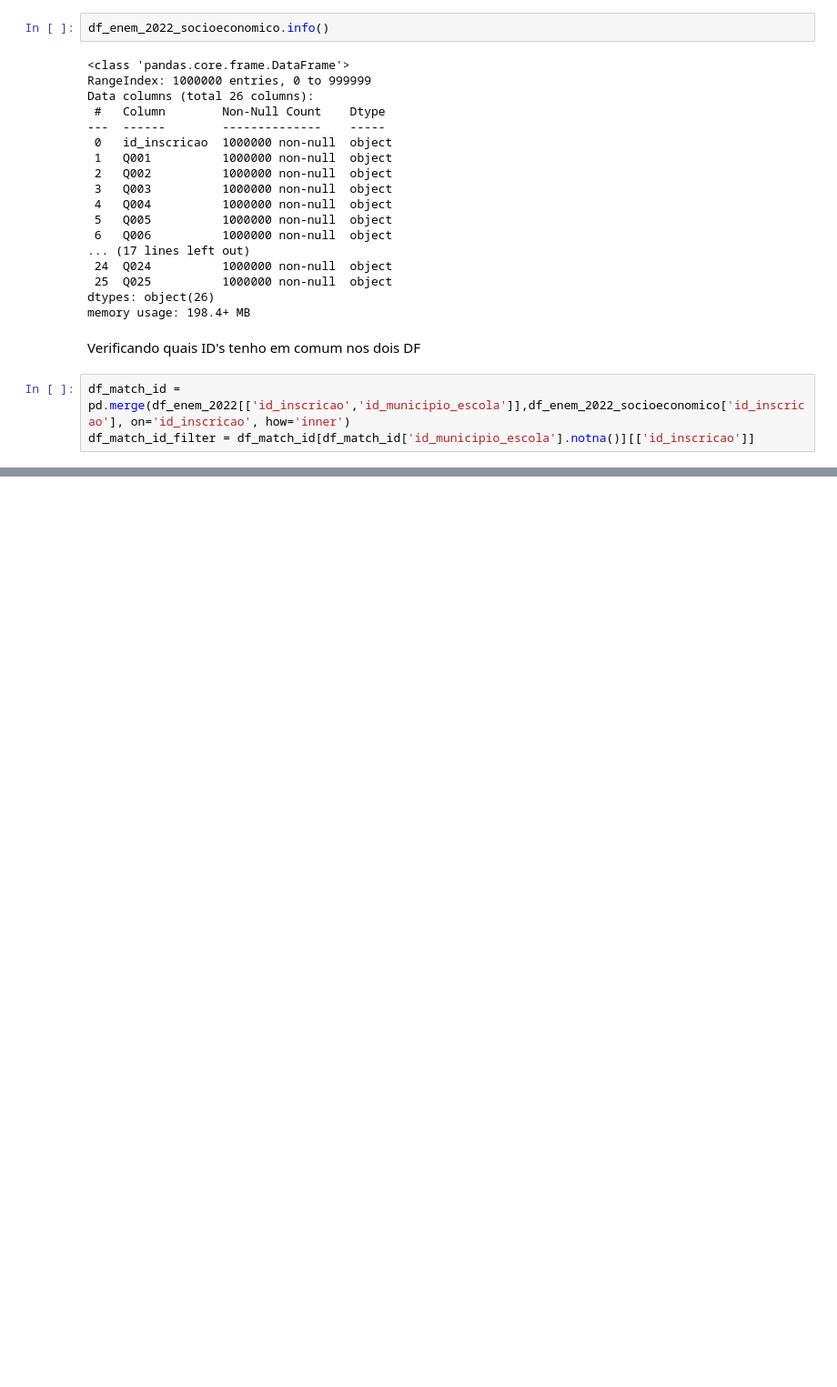
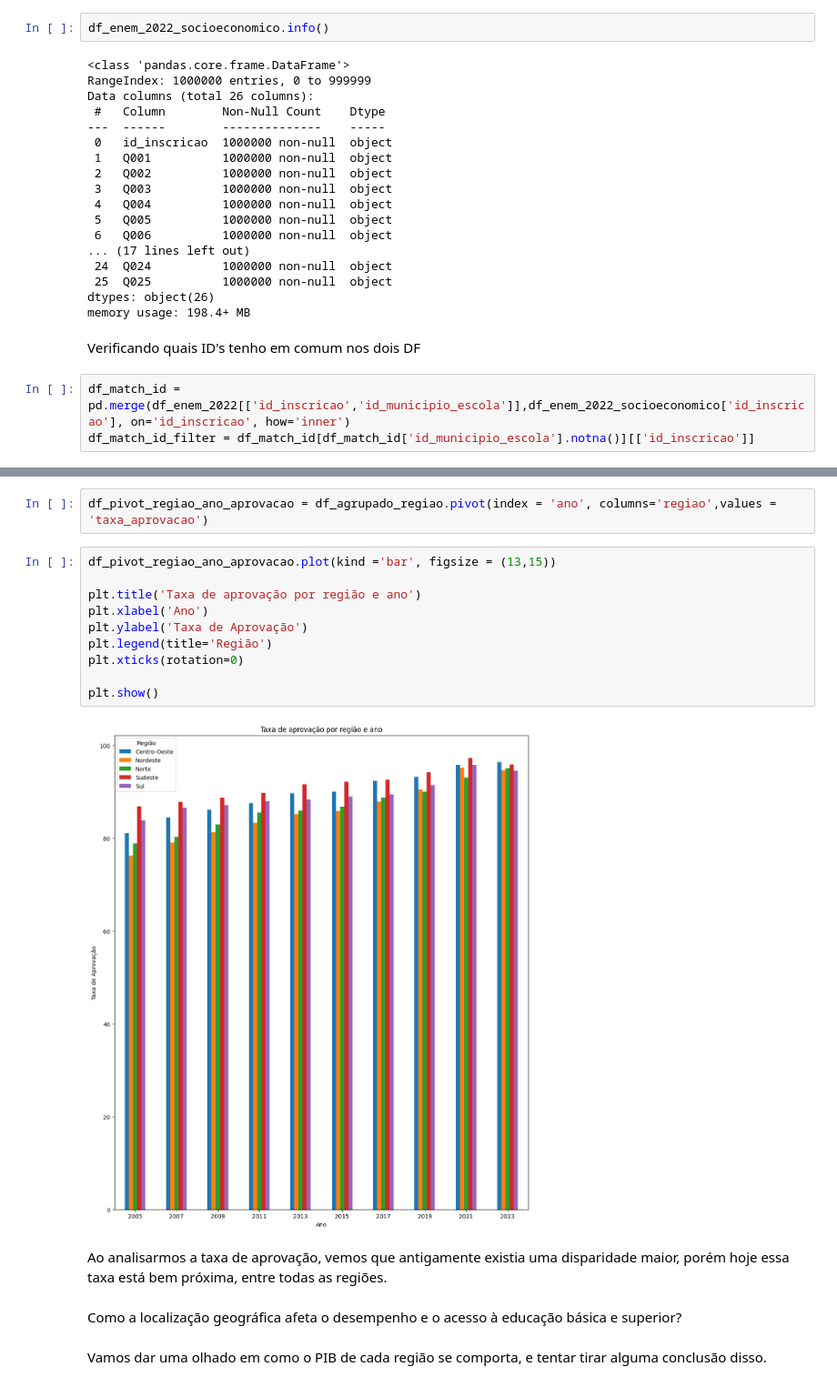
Before and after one commit to felipsants/EDA-Analytica, a Jupyter notebook: EDA.ipynb, the cells around one changed output, grey strips where cells are left out. Shown at 91% size. Cells and saved outputs as stored; diff of their text form; blank space fills up the shorter version.

Commit message:
Update no dataframe do enem 2022, e respondendo algumas perguntas

```diff
--- a/EDA.ipynb
+++ b/EDA.ipynb
@@ -580,0 +727,20 @@ Aqui eu filtrei os id's inscrição válidos, que existiam nos dois DF, porque e
+# %%
+df_pivot_regiao_ano_aprovacao = df_agrupado_regiao.pivot(index = 'ano', columns='regiao',values = 'taxa_aprovacao')
+# %%
+df_pivot_regiao_ano_aprovacao.plot(kind ='bar', figsize = (13,15))
+
+plt.title('Taxa de aprovação por região e ano')
+plt.xlabel('Ano')
+plt.ylabel('Taxa de Aprovação')
+plt.legend(title='Região')
+plt.xticks(rotation=0)
+
+plt.show()
+# %% [output]
+[figure, added]
+# %% [markdown]
+Ao analisarmos a taxa de aprovação, vemos que antigamente existia uma disparidade maior, porém hoje essa taxa está bem próxima, entre todas as regiões.
+# %% [markdown]
+Como a localização geográfica afeta o desempenho e o acesso à educação básica e superior?
+# %% [markdown]
+Vamos dar uma olhado em como o PIB de cada região se comporta, e tentar tirar alguma conclusão disso.
```
Also changed, not shown: parts of 45 cells of this notebook.
